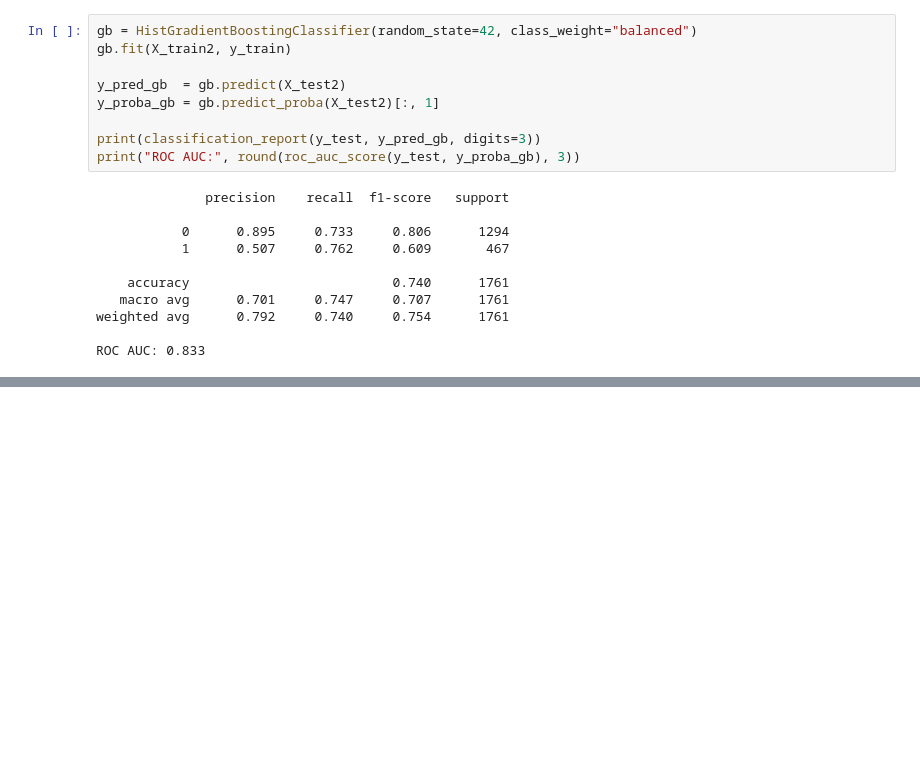
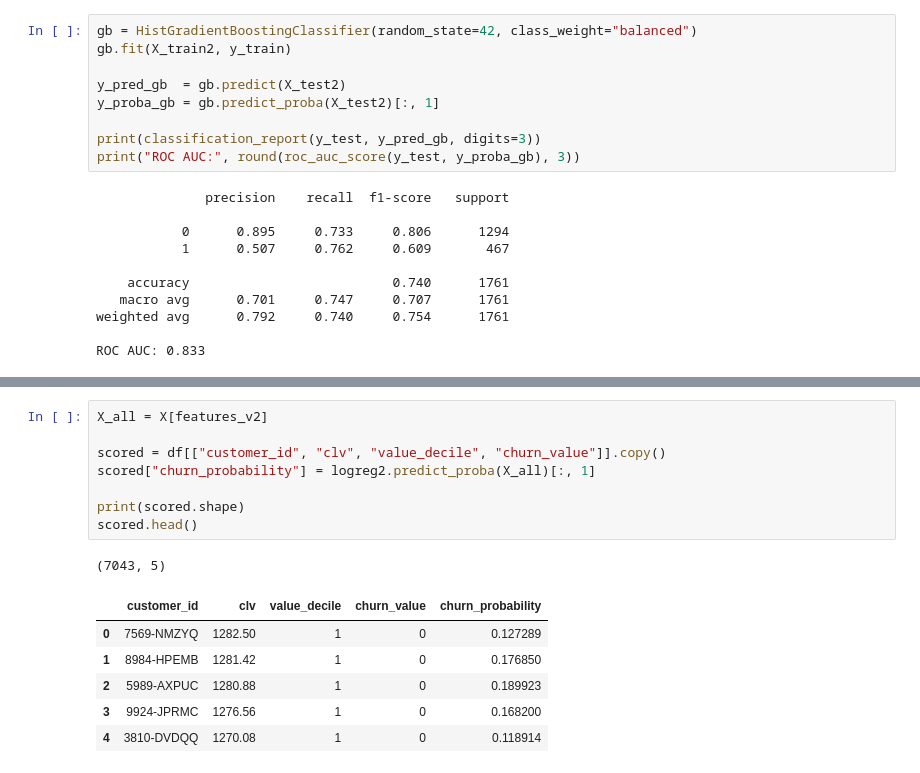
Before and after one commit to MainDevWork/Customer_Lifetime_Value_Churn_Prediction, a Jupyter notebook: ipynb/03_modelling.ipynb, the cells around one changed output, grey strips where cells are left out. Cells and saved outputs as stored; diff of their text form; blank space fills up the shorter version.

```diff
--- a/ipynb/03_modelling.ipynb
+++ b/ipynb/03_modelling.ipynb
@@ -196,0 +381,16 @@ ROC AUC: 0.833
+# %%
+X_all = X[features_v2]
+
+scored = df[["customer_id", "clv", "value_decile", "churn_value"]].copy()
+scored["churn_probability"] = logreg2.predict_proba(X_all)[:, 1]
+
+print(scored.shape)
+scored.head()
+# %% [output]
+(7043, 5)
+|  | customer_id | clv | value_decile | churn_value | churn_probability |
+| 0 | 7569-NMZYQ | 1282.50 | 1 | 0 | 0.127289 |
+| 1 | 8984-HPEMB | 1281.42 | 1 | 0 | 0.176850 |
+| 2 | 5989-AXPUC | 1280.88 | 1 | 0 | 0.189923 |
+| 3 | 9924-JPRMC | 1276.56 | 1 | 0 | 0.168200 |
+| 4 | 3810-DVDQQ | 1270.08 | 1 | 0 | 0.118914 |
```
Also changed, not shown: parts of 14 cells of this notebook, 5 other files.
